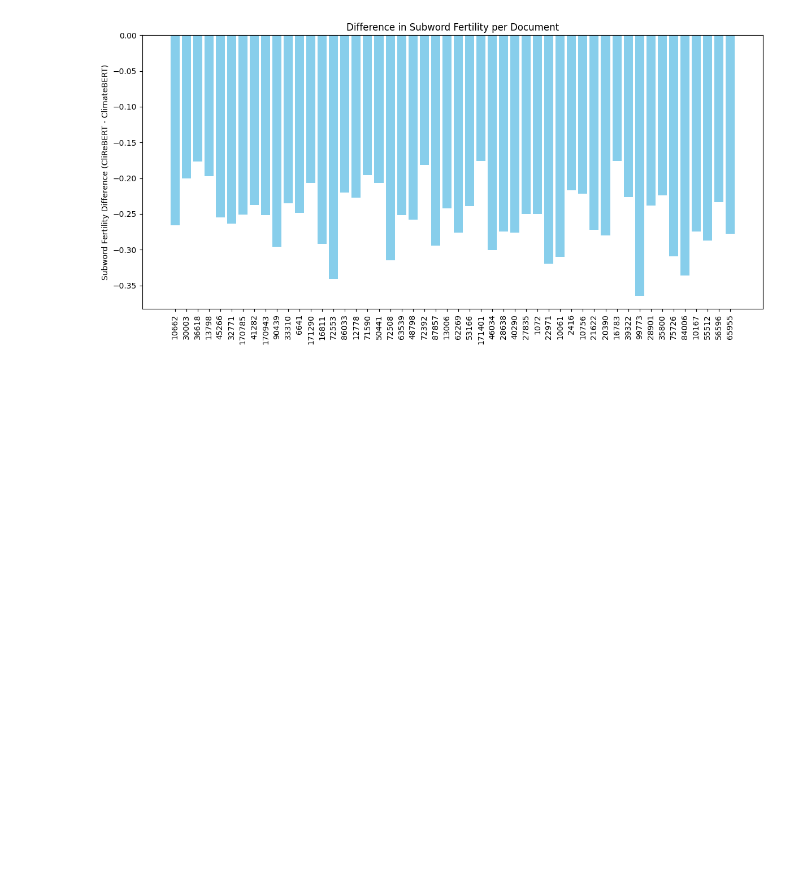
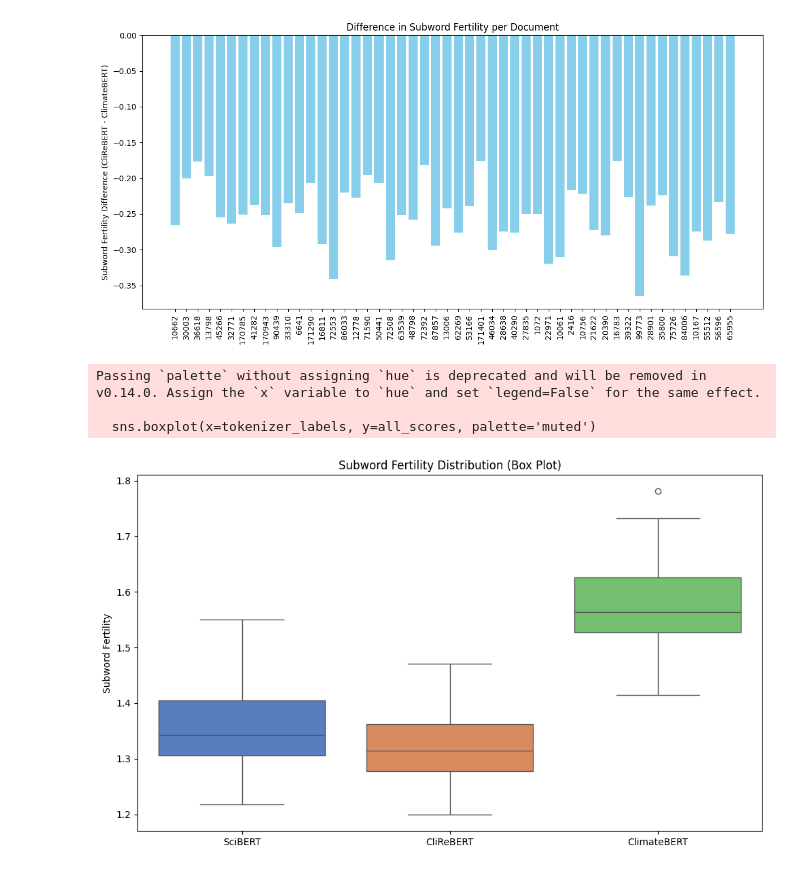
Before and after one commit to P0L3/bert_pretraining, a Jupyter notebook: PRETRAINING/tokenizer_stats.ipynb, the cells around one changed output. Cells and saved outputs as stored; diff of their text form; code cells hidden in the pictures; blank space fills up the shorter version.

```diff
--- a/PRETRAINING/tokenizer_stats.ipynb
+++ b/PRETRAINING/tokenizer_stats.ipynb
@@ -170,3 +263,22 @@ plt.tight_layout()
 plt.show()
 # %% [output]
 [figure]
+# %%
+import seaborn as sns
+import matplotlib.pyplot as plt
+
+# Collect scores as in the violin plot
+all_scores = scibert_scores + clirebert_scores + climatebert_scores
+tokenizer_labels = ['SciBERT'] * len(scibert_scores) + ['CliReBERT'] * len(clirebert_scores) + ['ClimateBERT'] * len(climatebert_scores)
+
+plt.figure(figsize=(10, 6))
+sns.boxplot(x=tokenizer_labels, y=all_scores, palette='muted')
+plt.ylabel("Subword Fertility")
+plt.title("Subword Fertility Distribution (Box Plot)")
+plt.tight_layout()
+plt.show()
+# %% [output]
+Passing `palette` without assigning `hue` is deprecated and will be removed in v0.14.0. Assign the `x` variable to `hue` and set `legend=False` for the same effect.
+
+  sns.boxplot(x=tokenizer_labels, y=all_scores, palette='muted')
+[figure, added]
```
Also changed, not shown: parts of 6 cells of this notebook, 1 other file.
